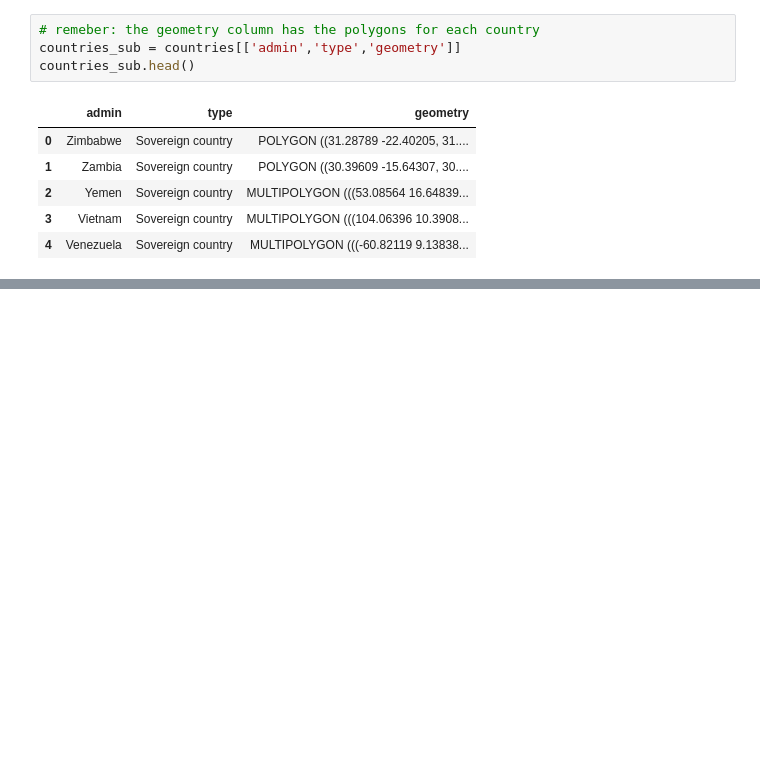
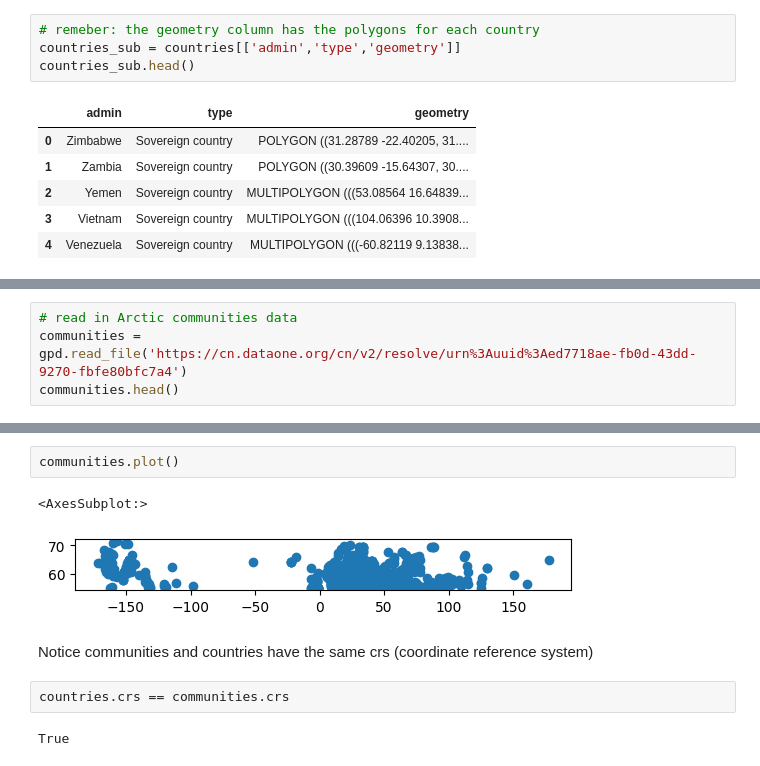
Before and after one commit to cnordheim-maestas/eds220-week4, a Jupyter notebook: Merging-data.ipynb, the cells around one changed output, grey strips where cells are left out. Saved outputs shown, nothing was run; the diff lists cells and outputs as text; blank space fills up the shorter version.

```diff
--- a/Merging-data.ipynb
+++ b/Merging-data.ipynb
@@ -87,0 +90,4 @@ countries_sub.head()
+# %%
+# read in Arctic communities data
+communities = gpd.read_file('https://cn.dataone.org/cn/v2/resolve/urn%3Auuid%3Aed7718ae-fb0d-43dd-9270-fbfe80bfc7a4')
+communities.head()
@@ -87,0 +101,11 @@ countries_sub.head()
+# %%
+communities.plot()
+# %% [output]
+<AxesSubplot:>
+[figure, added]
+# %% [markdown]
+Notice communities and countries have the same crs (coordinate reference system)
+# %%
+countries.crs == communities.crs
+# %% [output]
+True
```
Also changed, not shown: parts of 10 cells of this notebook.
